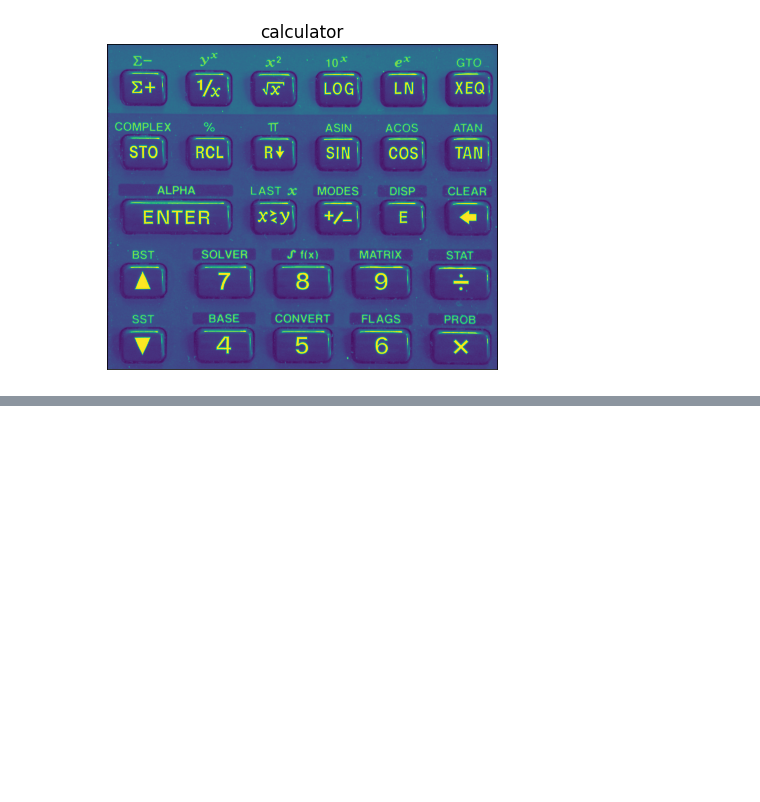
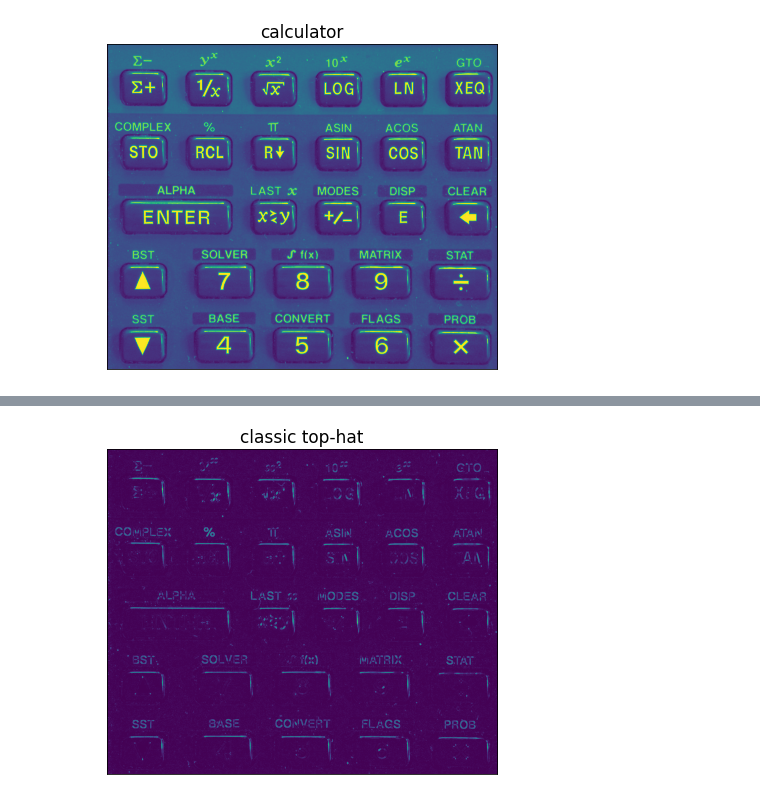
Before and after one commit to sy1wi4/WDCPO-2021, a Jupyter notebook: 08_morphology.ipynb, the cells around one changed output, grey strips where cells are left out. Drawn from its saved outputs; the diff is of its cells as text; code cells hidden in the pictures; blank space fills up the shorter version.

```diff
--- a/08_morphology.ipynb
+++ b/08_morphology.ipynb
@@ -405,0 +439,8 @@ show_image(calculator, "calculator")
+# %%
+# classic top-hat -> for comparison only
+
+tophat = cv2.morphologyEx(calculator, cv2.MORPH_TOPHAT, cv2.getStructuringElement(cv2.MORPH_RECT, (5,5)))
+
+show_image(tophat, "classic top-hat")
+# %% [output]
+[figure, added]
```
Also changed, not shown: parts of 9 cells of this notebook.
